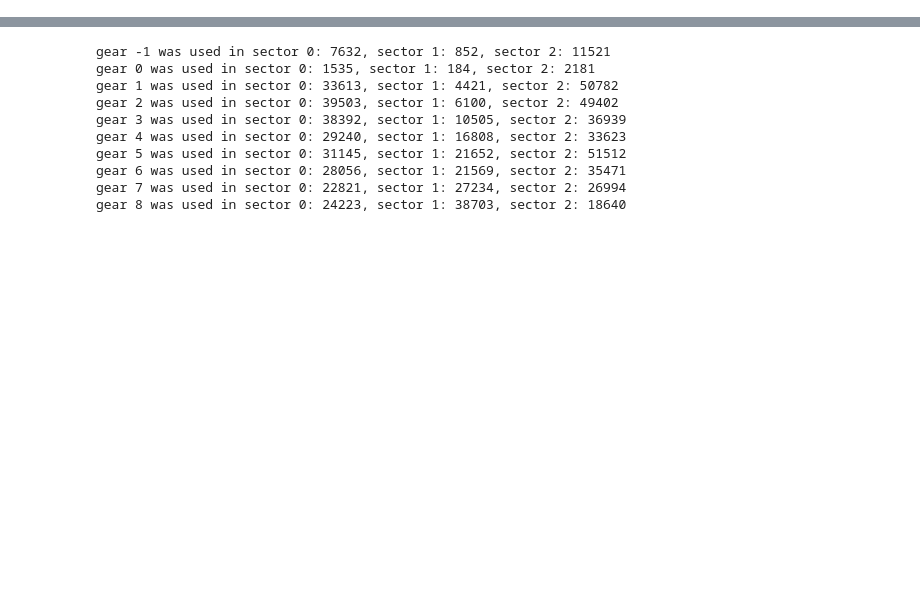
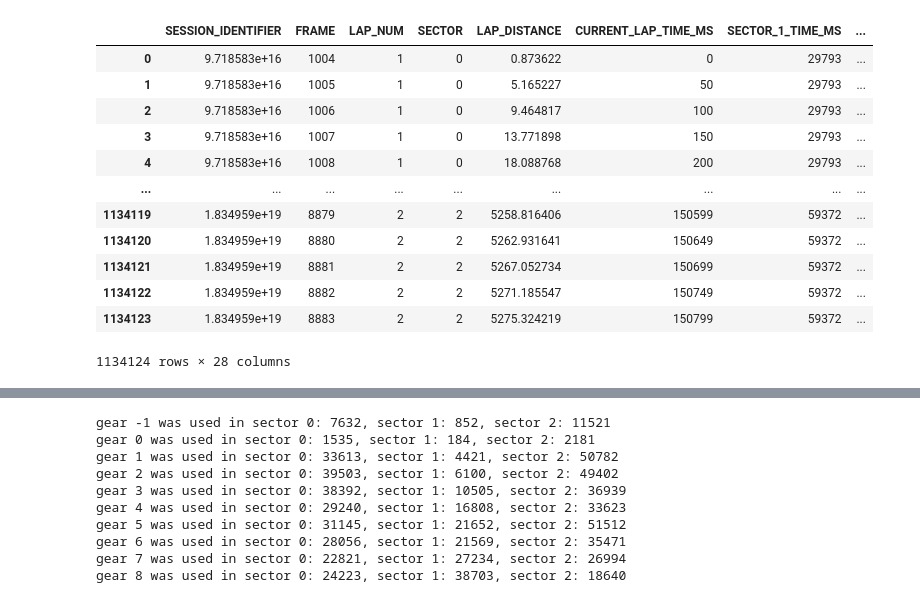
Before and after one commit to Bgon01/Data3001-capstone, a Jupyter notebook: eda.ipynb, the cells around one changed output, grey strips where cells are left out. Cells and saved outputs as stored; diff of their text form; code cells hidden in the pictures; blank space fills up the shorter version.

```diff
--- a/eda.ipynb
+++ b/eda.ipynb
@@ -15 +15,5 @@ f1_2023_df = pd.read_csv("../data/f1sim-data-2023.csv")
+# %%
+f1_2023_df = fetch_data_from_source('f1sim-data-2023.parquet')
+f1_2023_df.sort_values(by=["SESSION_IDENTIFIER", "FRAME"], inplace=True)
+f1_2023_df.reset_index(drop=True, inplace=True)
 # %%
@@ -29,0 +35,16 @@ Name: YAW, Length: 721253, dtype: float64
+# %%
+f1_2023_df
+# %% [output]
+|  | SESSION_IDENTIFIER | FRAME | LAP_NUM | SECTOR | LAP_DISTANCE | CURRENT_LAP_TIME_MS | SECTOR_1_TIME_MS | ... |
+| 0 | 9.718583e+16 | 1004 | 1 | 0 | 0.873622 | 0 | 29793 | ... |
+| 1 | 9.718583e+16 | 1005 | 1 | 0 | 5.165227 | 50 | 29793 | ... |
+| 2 | 9.718583e+16 | 1006 | 1 | 0 | 9.464817 | 100 | 29793 | ... |
+| 3 | 9.718583e+16 | 1007 | 1 | 0 | 13.771898 | 150 | 29793 | ... |
+| 4 | 9.718583e+16 | 1008 | 1 | 0 | 18.088768 | 200 | 29793 | ... |
+| ... | ... | ... | ... | ... | ... | ... | ... | ... |
+| 1134119 | 1.834959e+19 | 8879 | 2 | 2 | 5258.816406 | 150599 | 59372 | ... |
+| 1134120 | 1.834959e+19 | 8880 | 2 | 2 | 5262.931641 | 150649 | 59372 | ... |
+| 1134121 | 1.834959e+19 | 8881 | 2 | 2 | 5267.052734 | 150699 | 59372 | ... |
+| 1134122 | 1.834959e+19 | 8882 | 2 | 2 | 5271.185547 | 150749 | 59372 | ... |
+| 1134123 | 1.834959e+19 | 8883 | 2 | 2 | 5275.324219 | 150799 | 59372 | ... |
+1134124 rows × 28 columns
```
Also changed, not shown: parts of 5 cells of this notebook, 2 other files.
